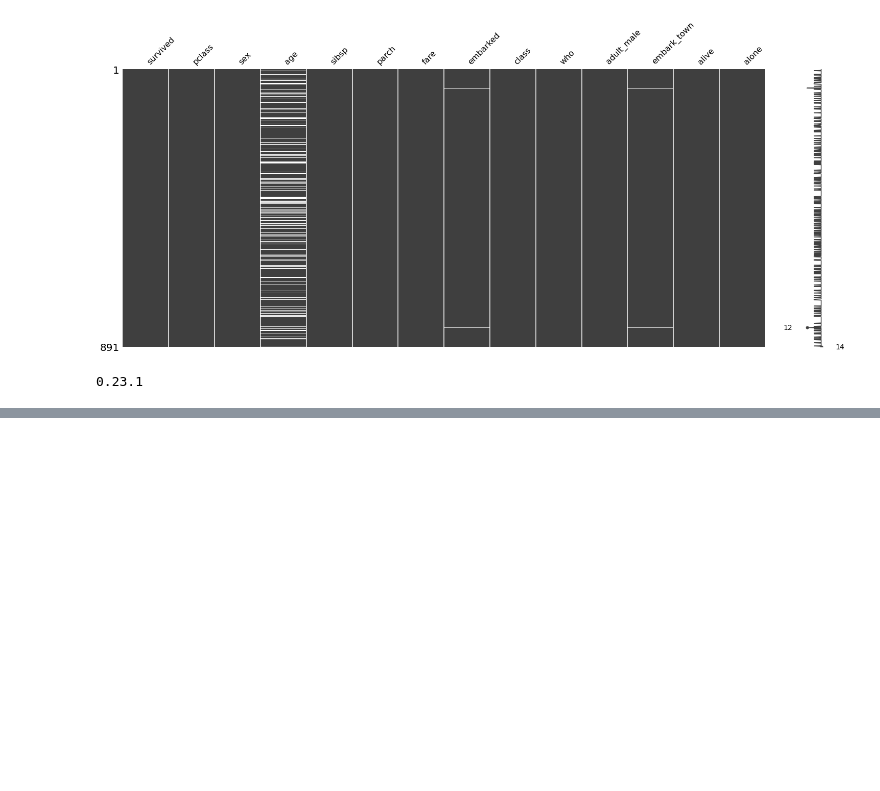
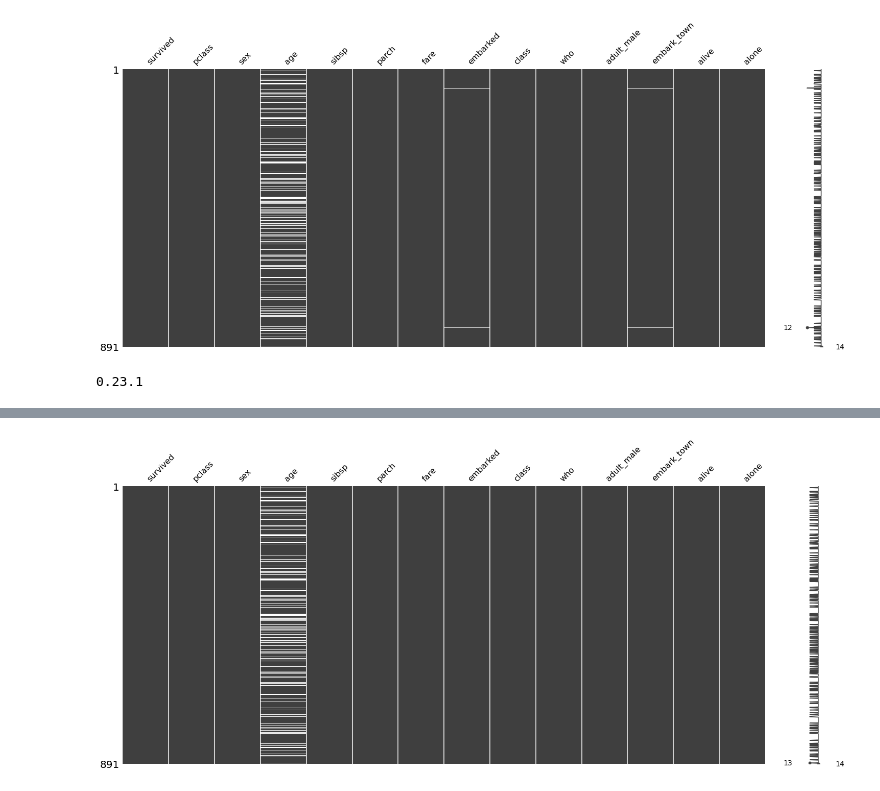
Before and after one commit to Lucidhomme/NumpyPandas, a Jupyter notebook: ml_pre_processing[02].ipynb, the cells around one changed output, grey strips where cells are left out. Saved outputs shown, nothing was run; the diff lists cells and outputs as text; code cells hidden in the pictures; blank space fills up the shorter version.

```diff
--- a/ml_pre_processing[02].ipynb
+++ b/ml_pre_processing[02].ipynb
@@ -267,0 +307,10 @@ print(sklearn.__version__)
+# %%
+# mean, median, most_frequent
+titanic_embark_town_imputer = SimpleImputer(strategy = 'most_frequent')
+titanic['embark_town'] = titanic_embark_town_imputer.fit_transform(titanic[['embark_town']]) #범주형이라서 최빈값으로 대체
+titanic['embarked'] = titanic_embark_town_imputer.fit_transform(titanic[['embarked']])
+
+msno.matrix(titanic)
+plt.show()
+# %% [output]
+[figure, added]
```
Also changed, not shown: parts of 33 cells of this notebook, 2 other files.
